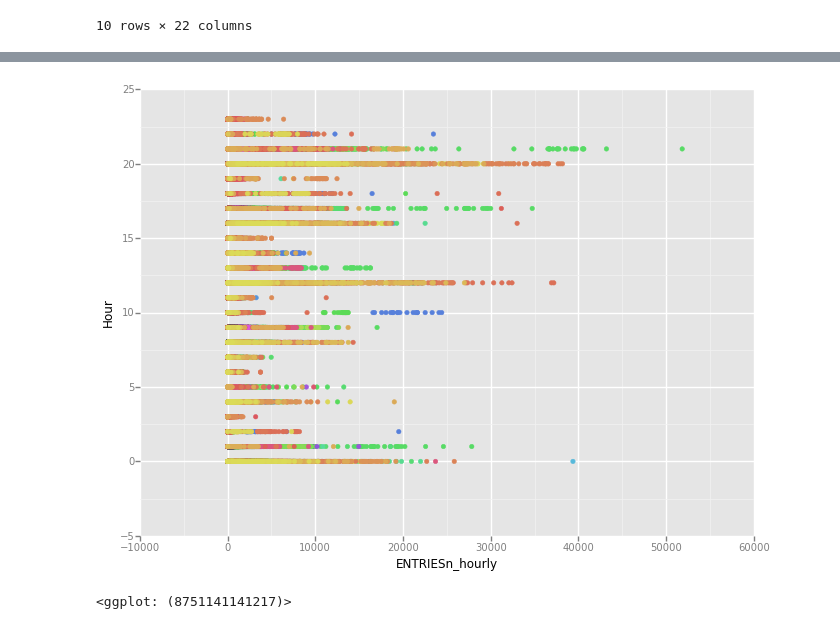
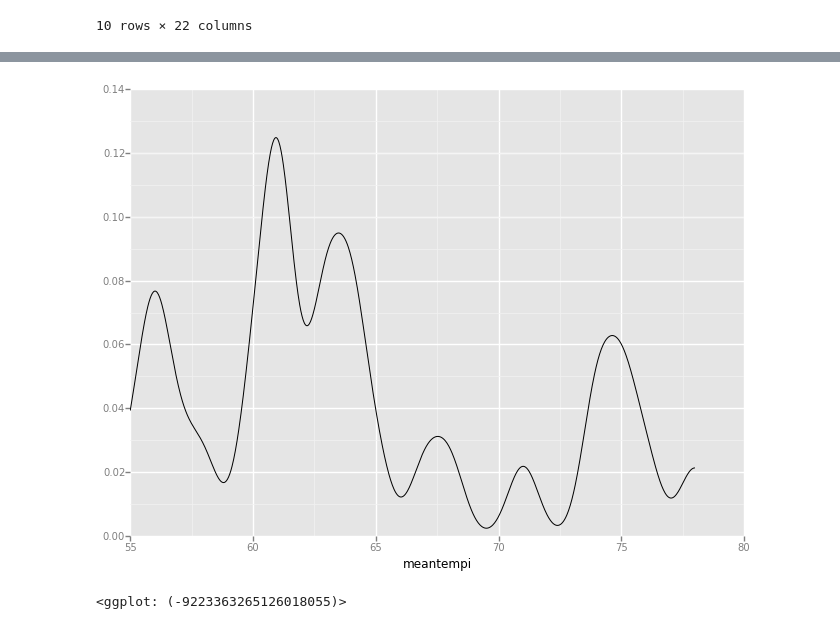
Before and after one commit to mahendra-r/Intro2DataScience, a Jupyter notebook: IntroDS_Lesson4/Lesson4_Assignement.ipynb, the cells around one changed output, grey strips where cells are left out. Drawn from its saved outputs; the diff is of its cells as text; code cells hidden in the pictures.

```diff
--- a/IntroDS_Lesson4/Lesson4_Assignement.ipynb
+++ b/IntroDS_Lesson4/Lesson4_Assignement.ipynb
@@ -68,5 +65,7 @@ ploting_date
-# %%
-ploting_station
-# %% [output]
-[figure, removed]
-<ggplot: (8751141141217)>
+# %%
+
+temp_plot = ggplot(readfile, aes(x='meantempi'))+ geom_density()
+temp_plot
+# %% [output]
+[figure, added]
+<ggplot: (-9223363265126018055)>
```
Also changed, not shown: parts of 2 cells of this notebook.
